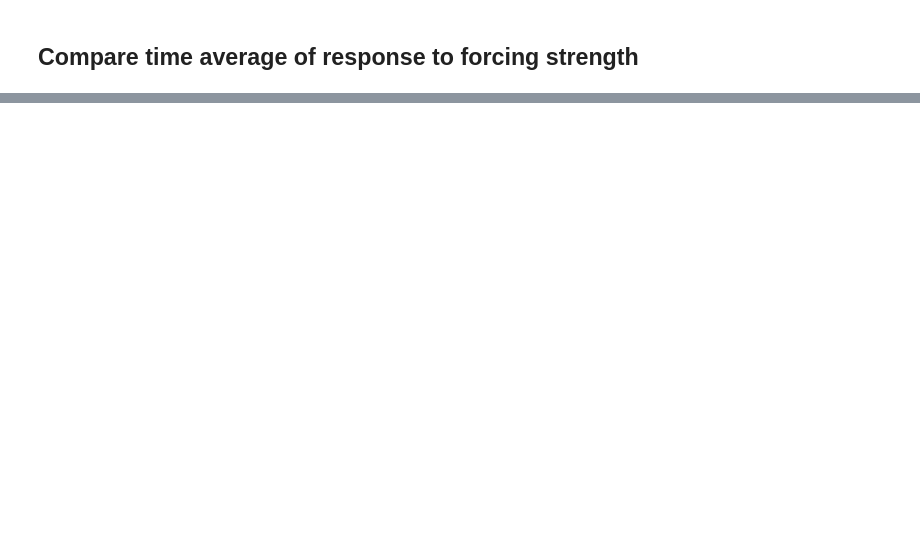
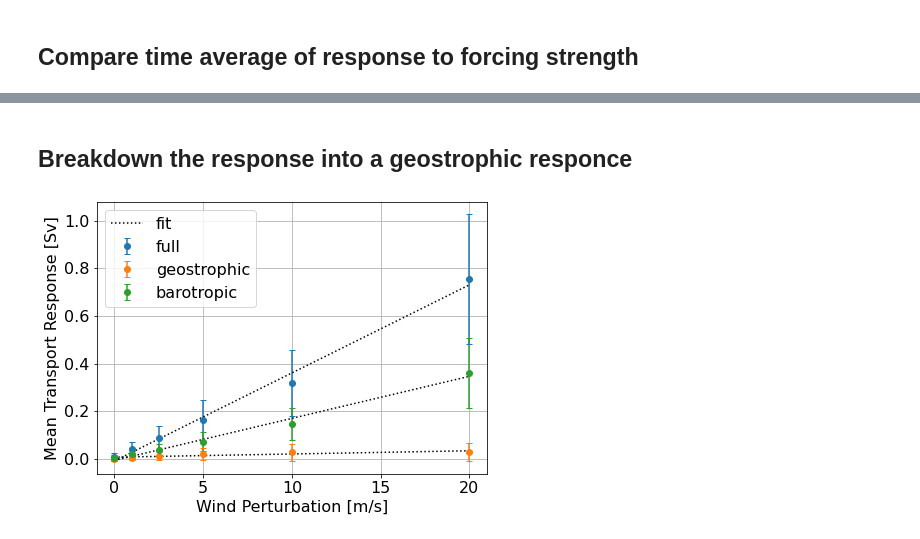
Before and after one commit to marionalberty/Chukchi_heatbudgets, a Jupyter notebook: notebooks/BWP_firstCheck.ipynb, the cells around one changed output, grey strips where cells are left out. Drawn from its saved outputs; the diff is of its cells as text; code cells hidden in the pictures; blank space fills up the shorter version.

Commit message:
calc with pp files and decompose into geo, ageo, baro

```diff
--- a/notebooks/BWP_firstCheck.ipynb
+++ b/notebooks/BWP_firstCheck.ipynb
@@ -246,0 +236,49 @@ A 0.266 Sv increase in transport would require a 9.47 m/s vas perturbation.
+# %% [markdown]
+## Breakdown the response into a geostrophic responce
+# %%
+# geostrophic
+Tg = [DS_v0['T_vo_g_r_bar'].values,
+      DS_v1['T_vo_g_r_bar'].values,
+      DS_v2['T_vo_g_r_bar'].values,
+      DS_v5['T_vo_g_r_bar'].values,
+      DS_v10['T_vo_g_r_bar'].values,
+      DS_v20['T_vo_g_r_bar'].values]
+Tg_std = [DS_v0['T_vo_g_r_std'].values,
+          DS_v1['T_vo_g_r_std'].values,
+          DS_v2['T_vo_g_r_std'].values,
+          DS_v5['T_vo_g_r_std'].values,
+          DS_v10['T_vo_g_r_std'].values,
+          DS_v20['T_vo_g_r_std'].values]
+# barotropic
+Tb = [DS_v0['T_vo_bt_r_bar'].values,
+      DS_v1['T_vo_bt_r_bar'].values,
+      DS_v2['T_vo_bt_r_bar'].values,
+      DS_v5['T_vo_bt_r_bar'].values,
+      DS_v10['T_vo_bt_r_bar'].values,
+      DS_v20['T_vo_bt_r_bar'].values]
+Tb_std = [DS_v0['T_vo_bt_r_std'].values,
+          DS_v1['T_vo_bt_r_std'].values,
+          DS_v2['T_vo_bt_r_std'].values,
+          DS_v5['T_vo_bt_r_std'].values,
+          DS_v10['T_vo_bt_r_std'].values,
+          DS_v20['T_vo_bt_r_std'].values]
+# %%
+pg = np.polyfit(vas,Tg,1,full=True)
+pb = np.polyfit(vas,Tb,1,full=True)
+# %%
+fig = plt.figure(figsize=(7,5))
+plt.errorbar(vas,T,yerr=T_std,fmt='o',label='full',capsize=3)
+plt.errorbar(vas,Tg,yerr=Tg_std,fmt='o',label='geostrophic',capsize=3)
+plt.errorbar(vas,Tb,yerr=Tb_std,fmt='o',label='barotropic',capsize=3)
+plt.plot(vas,np.polyval(p[0],vas),':k',label='fit')
+plt.plot(vas,np.polyval(pg[0],vas),':k')
+plt.plot(vas,np.polyval(pb[0],vas),':k')
+plt.ylabel('Mean Transport Response [Sv]')
+plt.xlabel('Wind Perturbation [m/s]')
+plt.legend()
+plt.grid()
+plt.show()
+# save fig
+fig.savefig('../figures/PerturbationExperiments/BStransportResponse_perWindPert_geoBaro.pdf',bbox_inches='tight')
+# %% [output]
+[figure, added]
```
Also changed, not shown: parts of 32 cells of this notebook.
